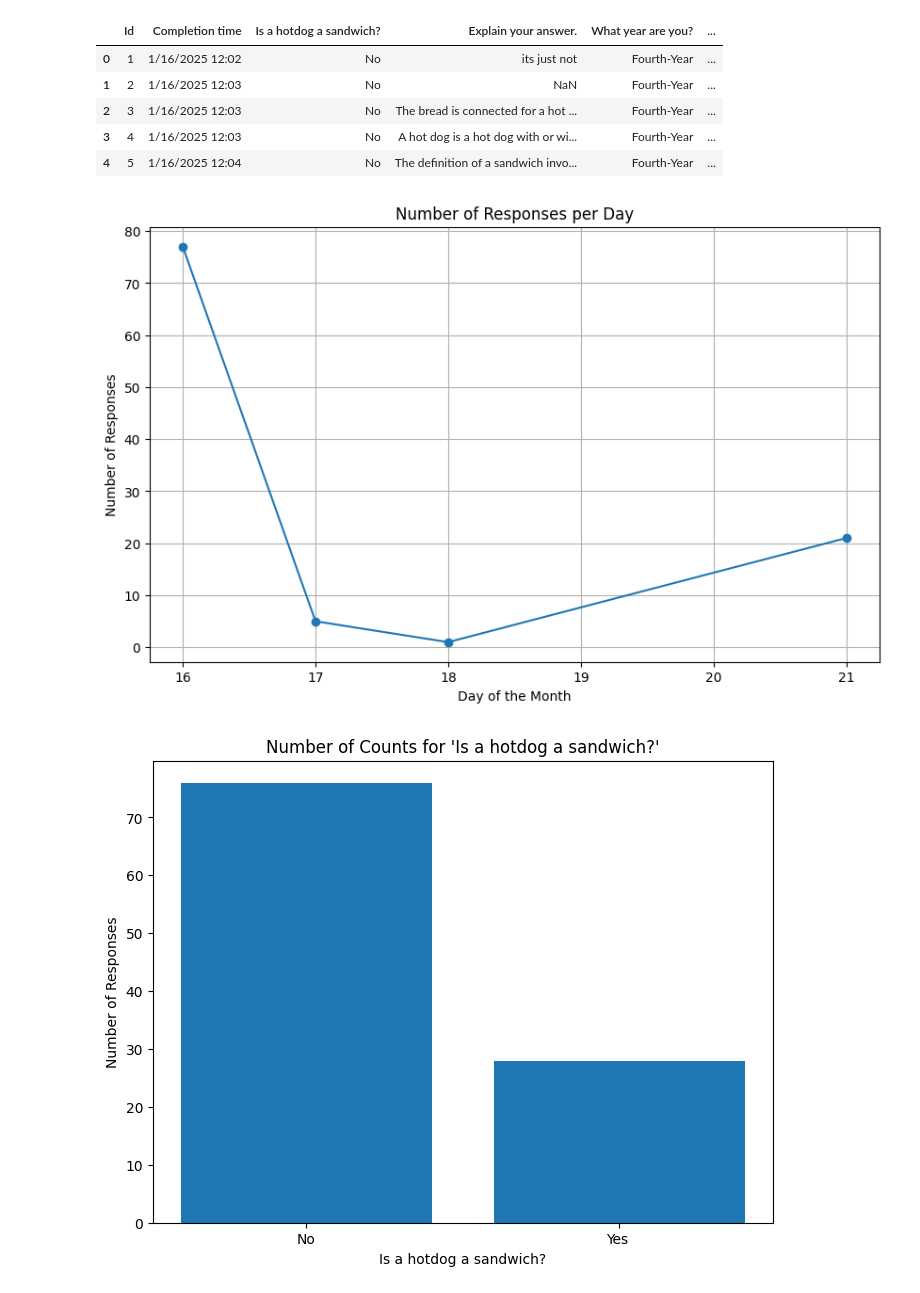
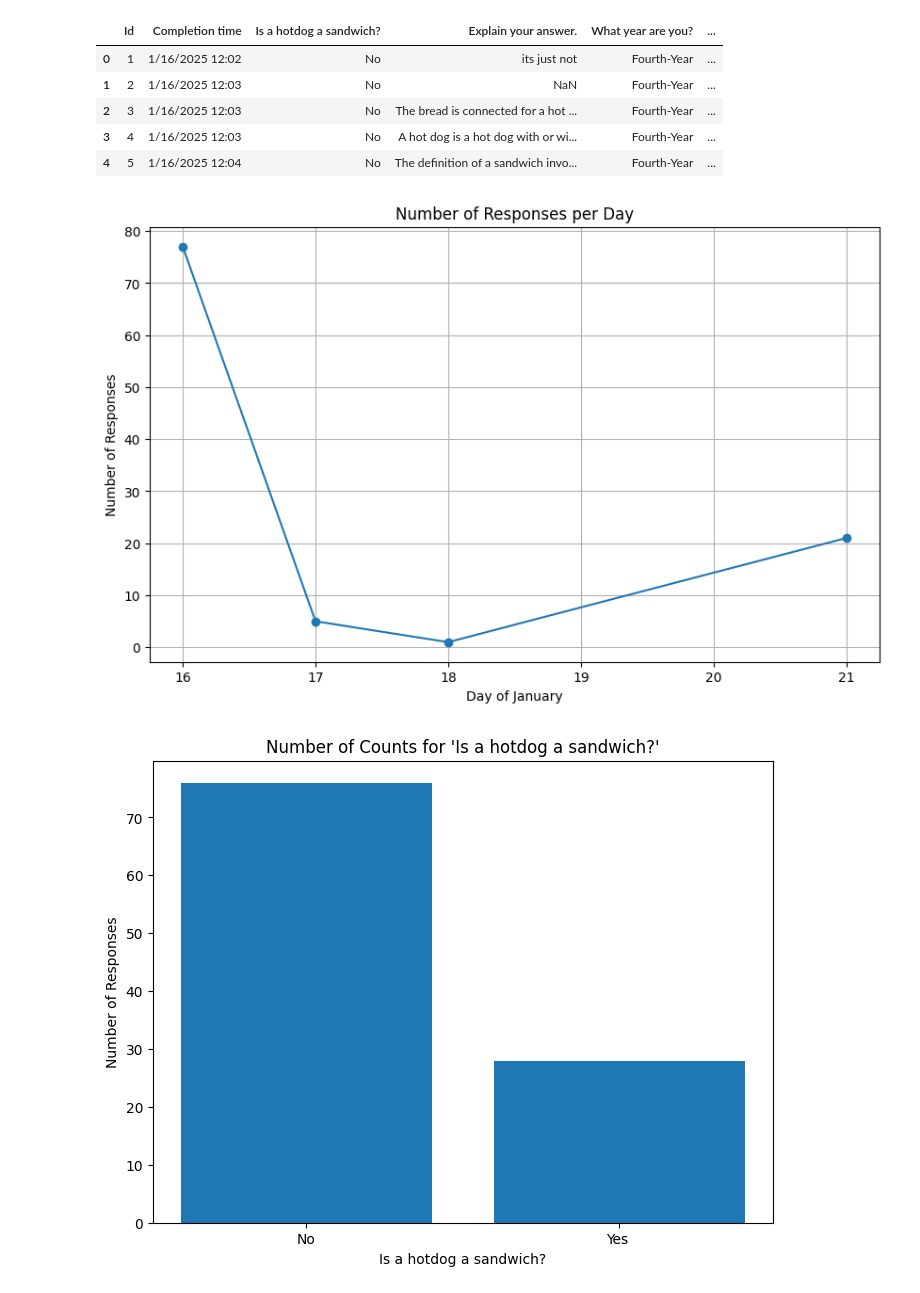
Before and after one commit to rixprakash/DS-4002, a Jupyter notebook: hot-dog-survey-data/RixHotDog.ipynb, the cells around one changed output. Drawn from its saved outputs; the diff is of its cells as text; code cells hidden in the pictures.

```diff
--- a/hot-dog-survey-data/RixHotDog.ipynb
+++ b/hot-dog-survey-data/RixHotDog.ipynb
@@ -51,17 +57,17 @@ datacleaned.head()
 # %%
 import matplotlib.pyplot as plt
 day_counts = datacleaned['day'].value_counts().sort_index()
 
 # Create the plot
 plt.figure(figsize=(10, 6))
 plt.plot(day_counts.index, day_counts.values, marker='o', linestyle='-')
-plt.xlabel('Day of the Month')
+plt.xlabel('Day of January')
 plt.ylabel('Number of Responses')
 plt.title('Number of Responses per Day')
 plt.grid(True)
 plt.show()
 # %% [output]
-[figure, old version]
+[figure, new version]
 # %%
 hotdog_counts = datacleaned['Is a hotdog a sandwich?'].value_counts()
 
```
Also changed, not shown: parts of 1 cell of this notebook.
